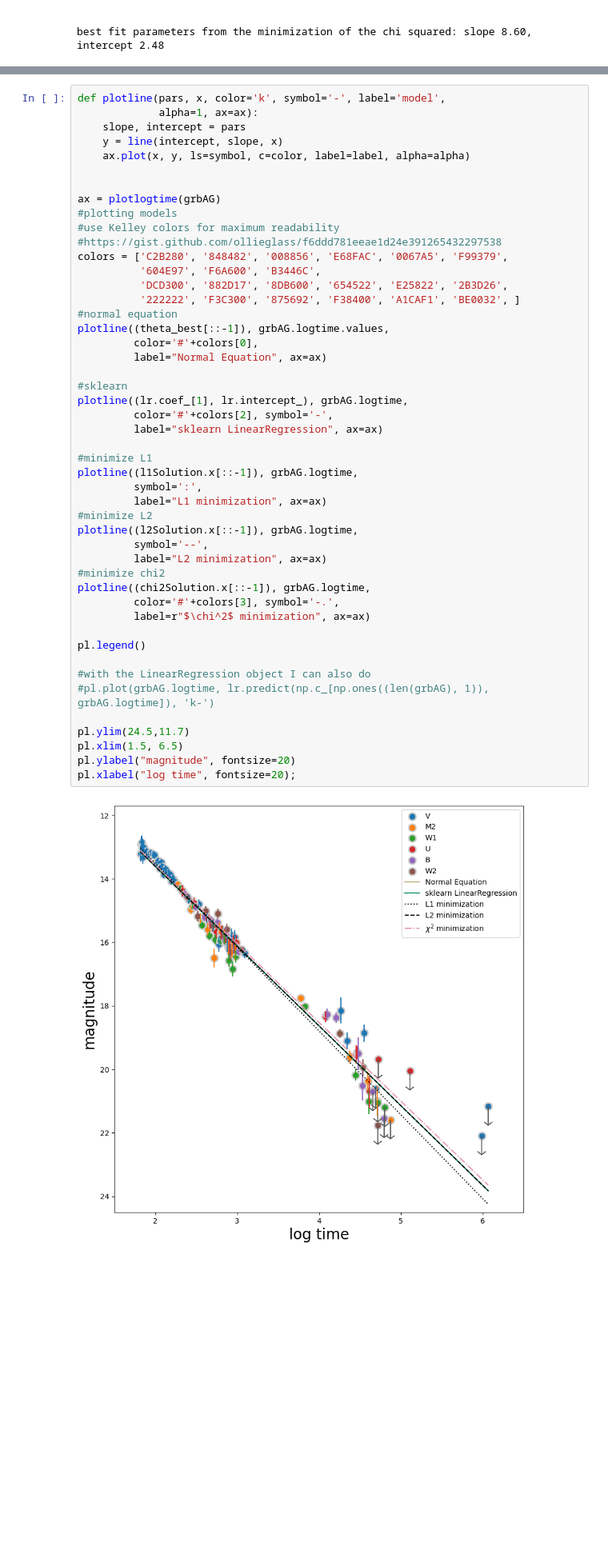
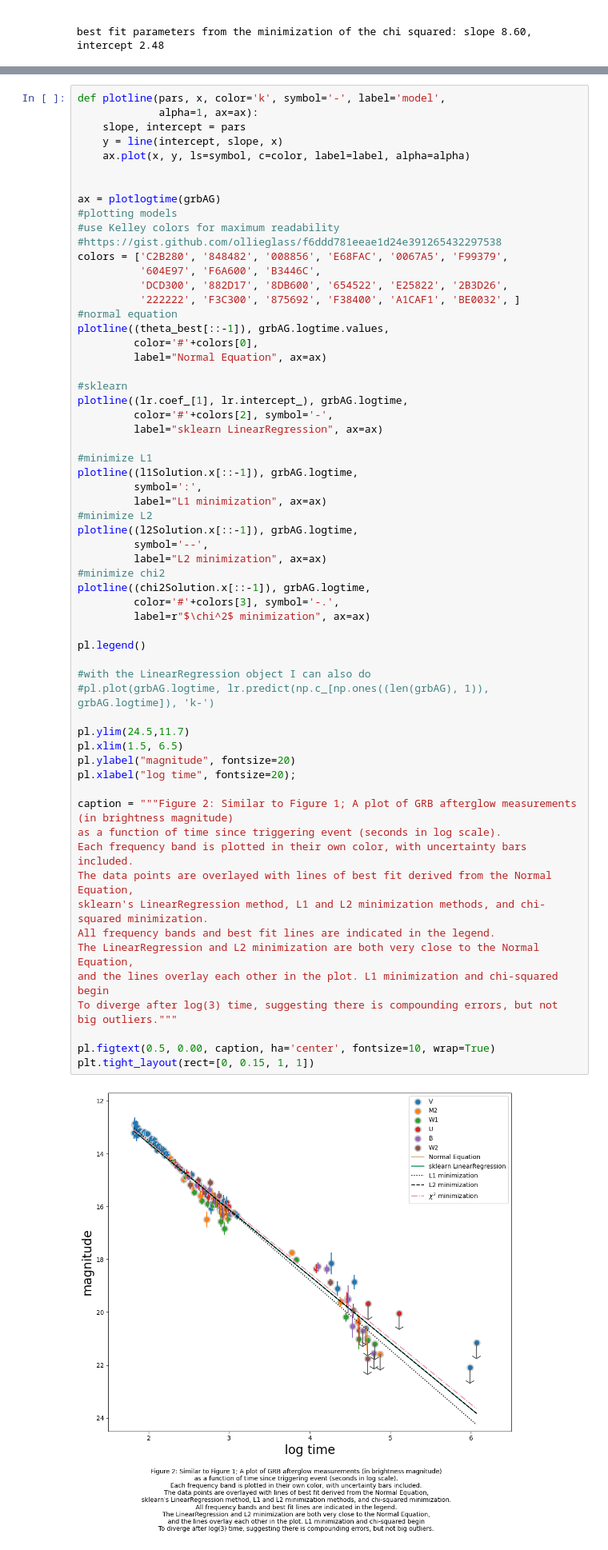
Before and after one commit to jarrodsb/DSPS_JBieber, a Jupyter notebook: HW6/Second_Half_fitlinetogrbafterglow_mcmc_Bieber_dsps25.ipynb, the cells around one changed output, grey strips where cells are left out. Shown at 80% size. Saved outputs shown, nothing was run; the diff lists cells and outputs as text; blank space fills up the shorter version.

```diff
--- a/HW6/Second_Half_fitlinetogrbafterglow_mcmc_Bieber_dsps25.ipynb
+++ b/HW6/Second_Half_fitlinetogrbafterglow_mcmc_Bieber_dsps25.ipynb
@@ -344,32 +373,45 @@ plotline((theta_best[::-1]), grbAG.logtime.values,
          label="Normal Equation", ax=ax)
 
 #sklearn
 plotline((lr.coef_[1], lr.intercept_), grbAG.logtime,
          color='#'+colors[2], symbol='-',
          label="sklearn LinearRegression", ax=ax)
 
 #minimize L1
 plotline((l1Solution.x[::-1]), grbAG.logtime,
          symbol=':',
          label="L1 minimization", ax=ax)
 #minimize L2
 plotline((l2Solution.x[::-1]), grbAG.logtime,
          symbol='--',
          label="L2 minimization", ax=ax)
 #minimize chi2
 plotline((chi2Solution.x[::-1]), grbAG.logtime,
          color='#'+colors[3], symbol='-.',
          label=r"$\chi^2$ minimization", ax=ax)
 
 pl.legend()
 
 #with the LinearRegression object I can also do
 #pl.plot(grbAG.logtime, lr.predict(np.c_[np.ones((len(grbAG), 1)), grbAG.logtime]), 'k-')
 
 pl.ylim(24.5,11.7)
 pl.xlim(1.5, 6.5)
 pl.ylabel("magnitude", fontsize=20)
 pl.xlabel("log time", fontsize=20);
+
+caption = """Figure 2: Similar to Figure 1; A plot of GRB afterglow measurements (in brightness magnitude)
+as a function of time since triggering event (seconds in log scale).
+Each frequency band is plotted in their own color, with uncertainty bars included.
+The data points are overlayed with lines of best fit derived from the Normal Equation,
+sklearn's LinearRegression method, L1 and L2 minimization methods, and chi-squared minimization.
+All frequency bands and best fit lines are indicated in the legend.
+The LinearRegression and L2 minimization are both very close to the Normal Equation,
+and the lines overlay each other in the plot. L1 minimization and chi-squared begin
+To diverge after log(3) time, suggesting there is compounding errors, but not big outliers."""
+
+pl.figtext(0.5, 0.00, caption, ha='center', fontsize=10, wrap=True)
+plt.tight_layout(rect=[0, 0.15, 1, 1])
 # %% [output]
-[figure, old version]
+[figure, new version]
 # %% [markdown]
```
Also changed, not shown: parts of 29 cells of this notebook.
